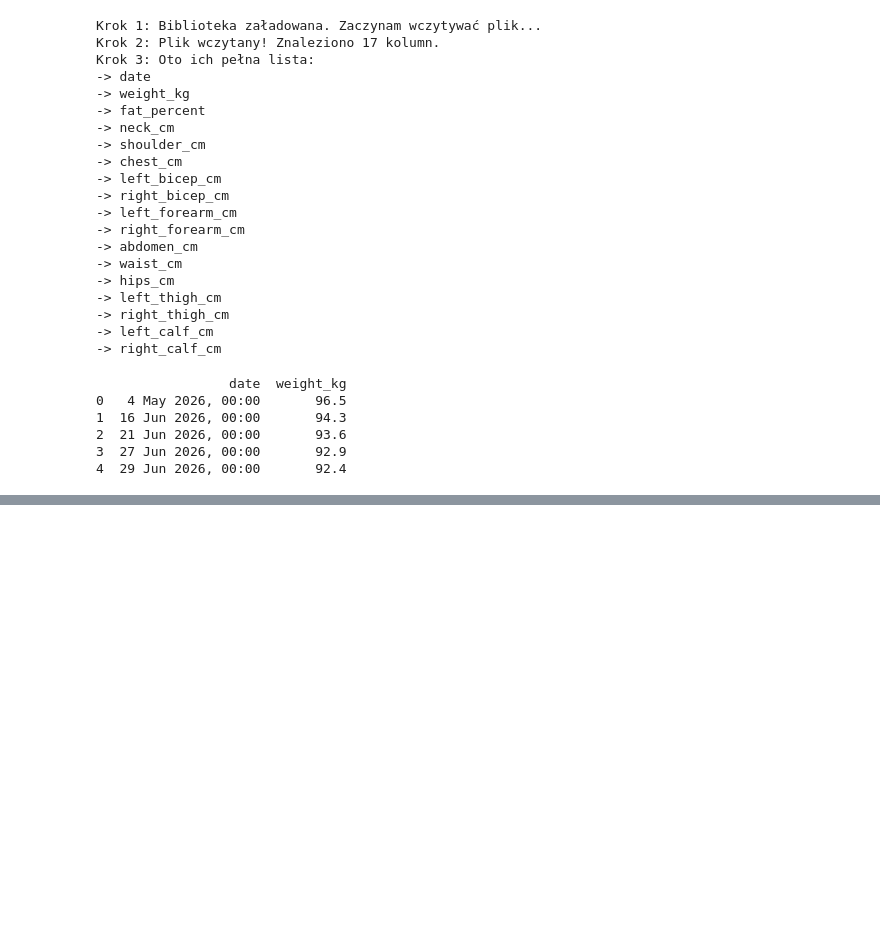
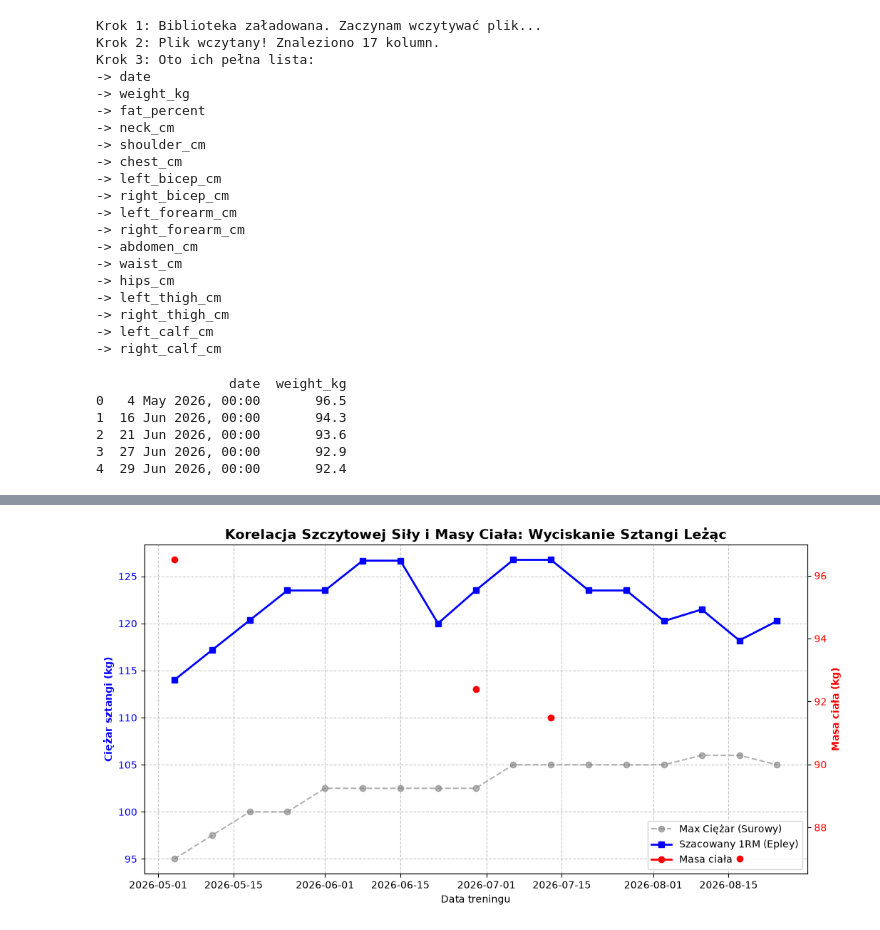
Before and after one commit to bartli555/gym_tracker, a Jupyter notebook: Untitled.ipynb, the cells around one changed output, grey strips where cells are left out. Drawn from its saved outputs; the diff is of its cells as text; code cells hidden in the pictures; blank space fills up the shorter version.

```diff
--- a/Untitled.ipynb
+++ b/Untitled.ipynb
@@ -268,0 +379,34 @@ print(df_merged[['Data', 'Cwiczenie', 'Ciezar_kg', 'weight_kg']].head(10))
+# %%
+import matplotlib.pyplot as plt
+
+# 1. Filtrujemy dane dla płaskiej
+df_bench = df_dzienne_podsumowanie[df_dzienne_podsumowanie['Cwiczenie'] == 'Bench Press (Barbell)']
+
+# 2. Inicjujemy główny wykres (fig) i lewą oś Y (ax1)
+fig, ax1 = plt.subplots(figsize=(12, 6))
+
+# --- LEWA OŚ (SIŁA) ---
+ax1.set_xlabel('Data treningu')
+ax1.set_ylabel('Ciężar sztangi (kg)', color='blue', fontweight='bold')
+line1 = ax1.plot(df_bench['Data'], df_bench['Max_Ciezar_kg'], marker='o', linestyle='--', color='gray', alpha=0.6, label='Max Ciężar (Surowy)')
+line2 = ax1.plot(df_bench['Data'], df_bench['Max_e1RM'], marker='s', linestyle='-', color='blue', linewidth=2, label='Szacowany 1RM (Epley)')
+ax1.tick_params(axis='y', labelcolor='blue')
+ax1.grid(True, linestyle='--', alpha=0.7)
+
+# --- PRAWA OŚ (MASA CIAŁA) ---
+ax2 = ax1.twinx()  # Tworzymy brata bliźniaka dla osi Y!
+ax2.set_ylabel('Masa ciała (kg)', color='red', fontweight='bold')
+# Rysujemy linię wagi na czerwono, żeby mocno kontrastowała
+line3 = ax2.plot(df_bench['Data'], df_bench['weight_kg'], marker='o', linestyle='-', color='red', linewidth=2, label='Masa ciała')
+ax2.tick_params(axis='y', labelcolor='red')
+
+# 3. Zbieramy legendy z obu osi w jedno miejsce, żeby był porządek
+lines = line1 + line2 + line3
+labels = [l.get_label() for l in lines]
+ax1.legend(lines, labels, loc='lower right') # Przesunąłem w prawy dolny róg, żeby nie zasłaniać linii
+
+# 4. Tytuł i wyświetlenie
+plt.title('Korelacja Szczytowej Siły i Masy Ciała: Wyciskanie Sztangi Leżąc', fontsize=14, fontweight='bold')
+plt.show()
+# %% [output]
+[figure, added]
```
Also changed, not shown: parts of 13 cells of this notebook, 5 other files.
